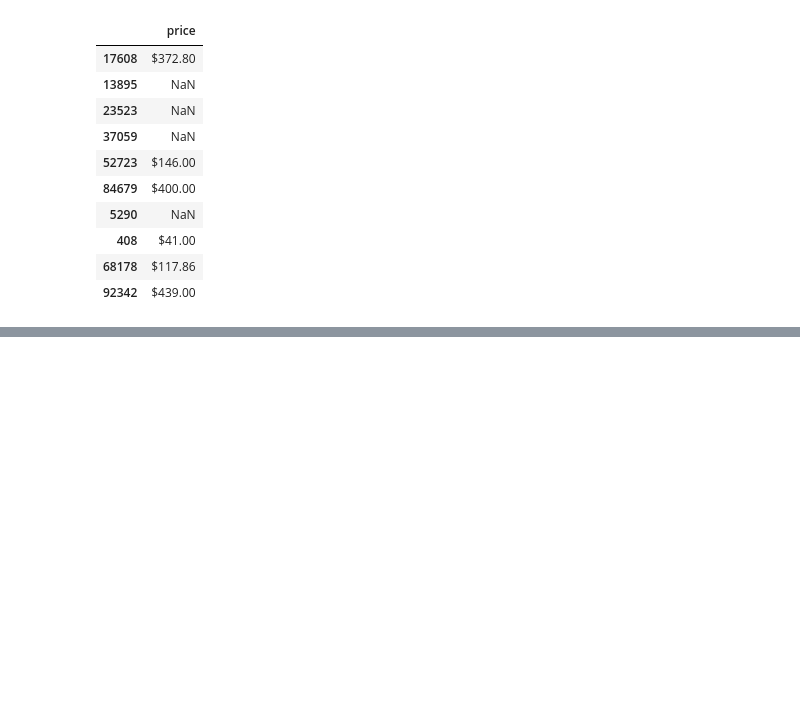
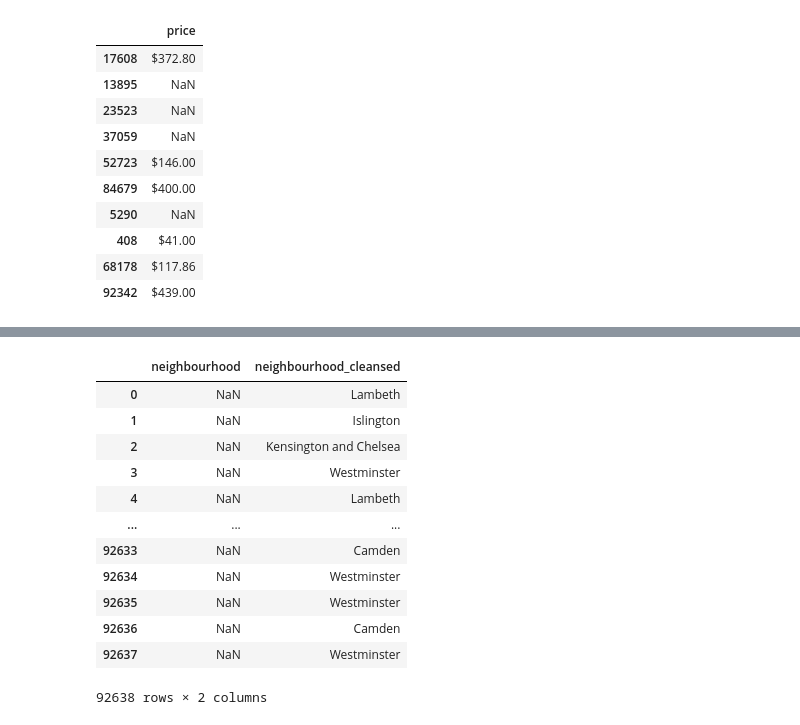
Before and after one commit to louiss1010/airbnb-investment-app, a Jupyter notebook: notebooks/00_explore_london_listings.ipynb, the cells around one changed output, grey strips where cells are left out. Cells and saved outputs as stored; diff of their text form; code cells hidden in the pictures; blank space fills up the shorter version.

```diff
--- a/notebooks/00_explore_london_listings.ipynb
+++ b/notebooks/00_explore_london_listings.ipynb
@@ -88,0 +189,16 @@ df[["price"]].sample(10)
+# %%
+df[["neighbourhood", "neighbourhood_cleansed"]]
+# %% [output]
+|  | neighbourhood | neighbourhood_cleansed |
+| 0 | NaN | Lambeth |
+| 1 | NaN | Islington |
+| 2 | NaN | Kensington and Chelsea |
+| 3 | NaN | Westminster |
+| 4 | NaN | Lambeth |
+| ... | ... | ... |
+| 92633 | NaN | Camden |
+| 92634 | NaN | Westminster |
+| 92635 | NaN | Westminster |
+| 92636 | NaN | Camden |
+| 92637 | NaN | Westminster |
+92638 rows × 2 columns
```
Also changed, not shown: parts of 7 cells of this notebook, 3 other files.
